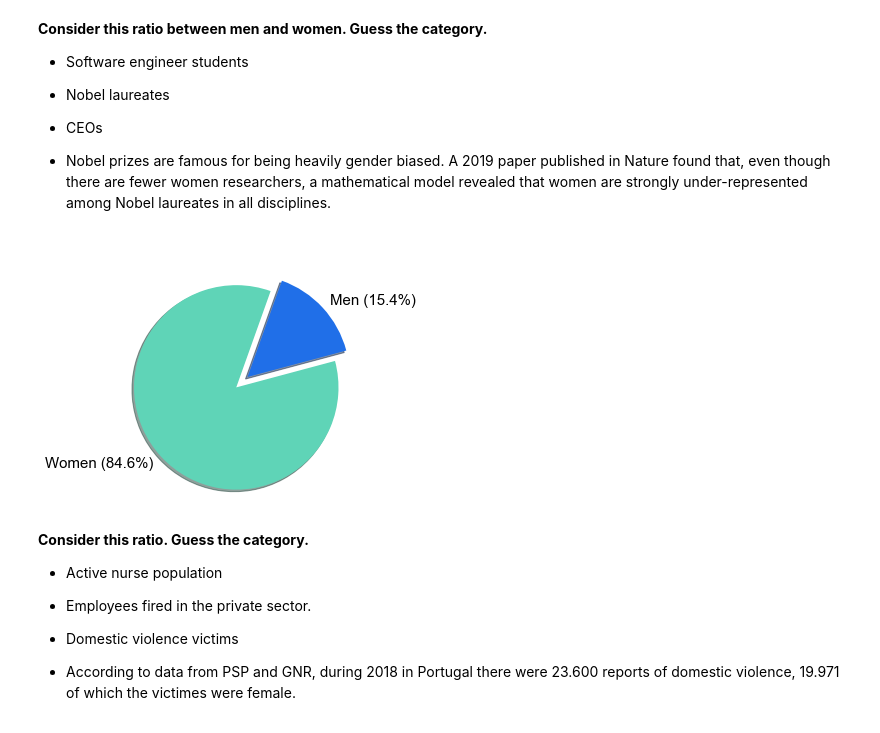
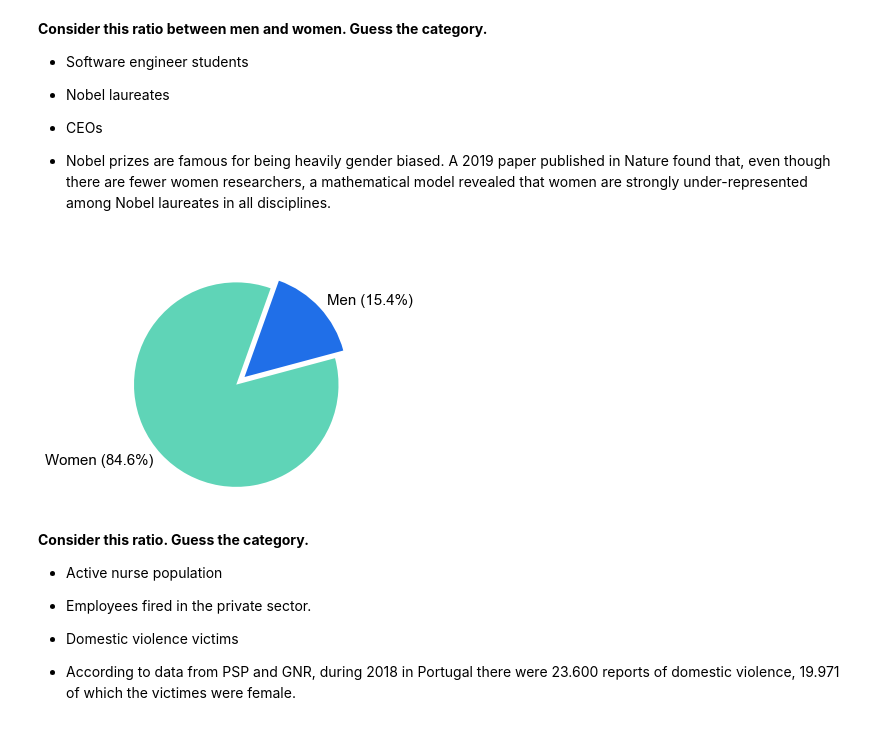
Before and after one commit to ricardozacarias/ironhackathon, a Jupyter notebook: paid_leave.ipynb, the cells around one changed output. Saved outputs shown, nothing was run; the diff lists cells and outputs as text; code cells hidden in the pictures.

```diff
--- a/paid_leave.ipynb
+++ b/paid_leave.ipynb
@@ -299,14 +299,14 @@ plt.savefig('nobel_prize.pdf', dpi=600)
 # %%
 m_violence = 3629/23600
 w_violence = 19971/23600
 colors = ['#206fe8', '#5fd4b7']
 ratios = [m_violence, w_violence]
 plt.figure()
-plt.pie(ratios, explode=[0, 0.15], labels=['Men (15.4%)', 'Women (84.6%)'], shadow=True, startangle= 15, colors=colors)
+plt.pie(ratios, explode=[0, 0.11], labels=['Men (15.4%)', 'Women (84.6%)'], shadow=False, startangle= 15, colors=colors)
 plt.tight_layout()
-plt.savefig('domestic_violence.pdf', dpi=600)
+plt.savefig('domestic_violence.png', dpi=600)
 # %% [output]
-[figure, old version]
+[figure, new version]
 # %% [markdown]
 **Consider this ratio. Guess the category.**
 
```
Also changed, not shown: parts of 1 cell of this notebook.
